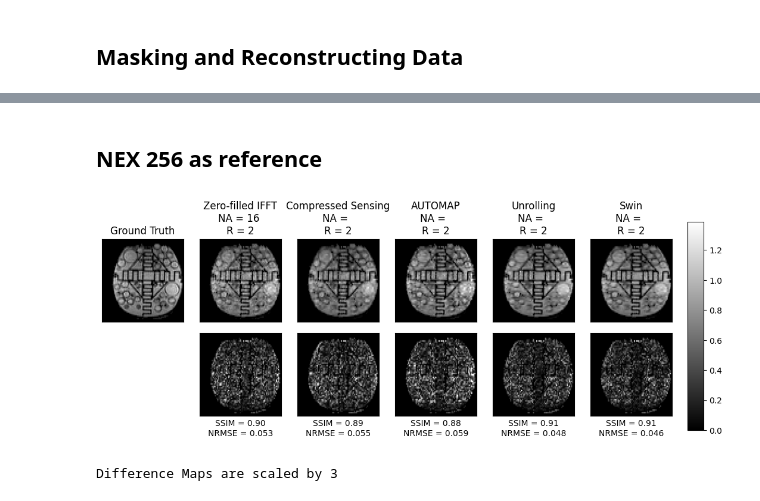
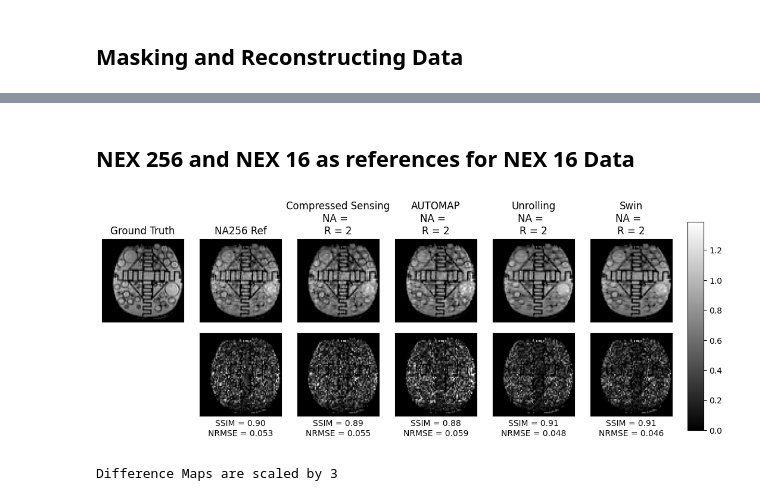
Before and after one commit to Image-X-Institute/Low_Field_MRI_Recon, a Jupyter notebook: FigC_phantom_experiment_plot.ipynb, the cells around one changed output, grey strips where cells are left out. Drawn from its saved outputs; the diff is of its cells as text; code cells hidden in the pictures.

```diff
--- a/FigC_phantom_experiment_plot.ipynb
+++ b/FigC_phantom_experiment_plot.ipynb
@@ -158,13 +158,19 @@ NAstr = ' '
 # %%
 uskspace = applyMask(kspInput,mask)
 # %%
+importlib.reload(unrolling_fns)
+importlib.reload(swin_fns)
+
 import time
 
 no_masks = 1
+
 lamda_opt=0.05
-iter_opt = 25
-lamda_opt = find_lamda_mask(uskspace, volumeGTscaled, mps,calib_size, show_plot=False)
-iter_opt = find_iter_mask(uskspace,volumeGTscaled, lamda_opt, mps, show_plot=False)
+iter_opt=10
+
+#lamda_opt = find_lamda_mask(uskspace, volumeGTscaled, mps,calib_size, show_plot=False)
+#iter_opt = find_iter_mask(uskspace,volumeGTscaled, lamda_opt, mps, show_plot=False)
+
 
 start_time = time.time()
 volcsrecon = ulfl1recon(uskspace,mask,lamda_opt,iter_opt,mps)
@@ -172,4 +178,20 @@ print(f"CS recon time: {time.time() - start_time:.2f} s")
 
 volifftrecon_mc = sp.ifft(uskspace,axes=[1,2,3])
 volifftrecon = coil_combine(volifftrecon_mc,mps)# np.sqrt(np.sum(np.abs(volifftrecon_mc)**2,axis=0)).reshape(imSize)
+
+uskspace = np.roll(kspInput,(0,0,0),axis=(1,2,3))
+uskspace = applyMask(uskspace,mask)
+
+start_time = time.time()
+_, volunrollrecon = unrolling_fns.unrollingRecon(uskspace,mask,mps,unroll_model_pth)
+print(f"Unroll recon time: {time.time() - start_time:.2f} s")
+
+start_time = time.time()
+volamaprecon, volamaprecon_mc = automap_fns.automapRecon(uskspace,mps,model_real_dir,model_imag_dir)
+print(f"Amap recon time: {time.time() - start_time:.2f} s")
+
+start_time = time.time()
+model_swin = swin_fns.load_swincascade_model(model_swin_pth, device=device)
+volswinrecon, _ = swin_fns.swinRecon(uskspace, mask, model_swin, device=device)
+print(f"Swin Cascade recon time: {time.time() - start_time:.2f} s")
 # %% [output]
@@ -211,5 +208,5 @@ Swin Cascade recon time: 8.21 s
 # %% [markdown]
-## NEX 256 as reference
+## NEX 256 and NEX 16 as references for NEX 16 Data
 # %%
 volumeGTscaled_NA256 = np.copy(volumeGTscaled)
 volumeGTscaledmasked_NA256 = np.copy(volumeGTscaled)
@@ -386,20 +241,20 @@ def kce_rel_to_zf(x_hat, x_ref, mask_pe1pe2, eps=1e-12):
 # %%
 import importlib
 import display_fns  # or your full module path if needed, e.g., pt_Unrolling.SwinCascade.swin_recon_3d
 
 importlib.reload(display_fns)
 
 from display_fns import compare_n_plot
 
 fig_comp = compare_n_plot(
     GT=volumeGTscaledmasked_NA256,
     volumes=[vol1_R2, vol2_R2, vol3_R2, vol4_R2, vol5_R2],
-    titles=[vol1title, vol2title, vol3title, vol4title, vol5title],
+    titles=['NA256 Ref', vol2title, vol3title, vol4title, vol5title],
     slc=slc,
     scale_err=3
 )
 
 #fig_comp.savefig('export_figs/hidden_noise_NA256.pdf', bbox_inches='tight', dpi=300)
 # %% [output]
-[figure, old version]
+[figure, new version]
 Difference Maps are scaled by 3
```
Also changed, not shown: parts of 39 cells of this notebook, 8 other files.
